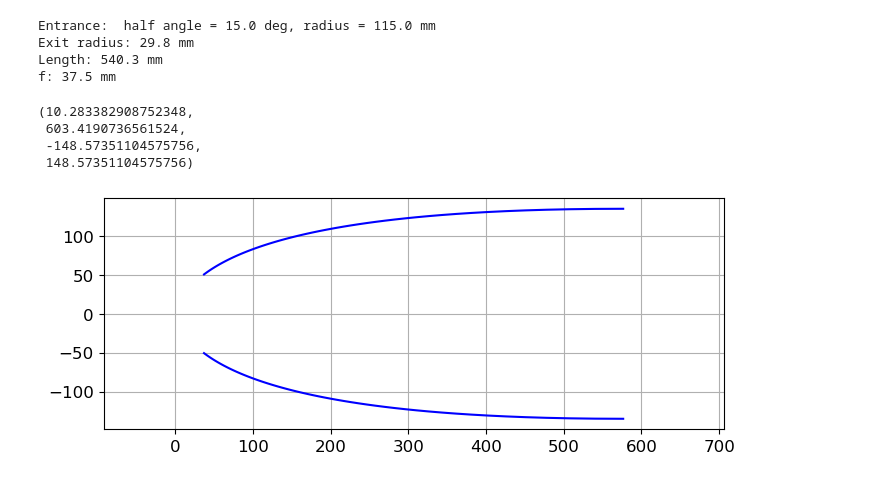
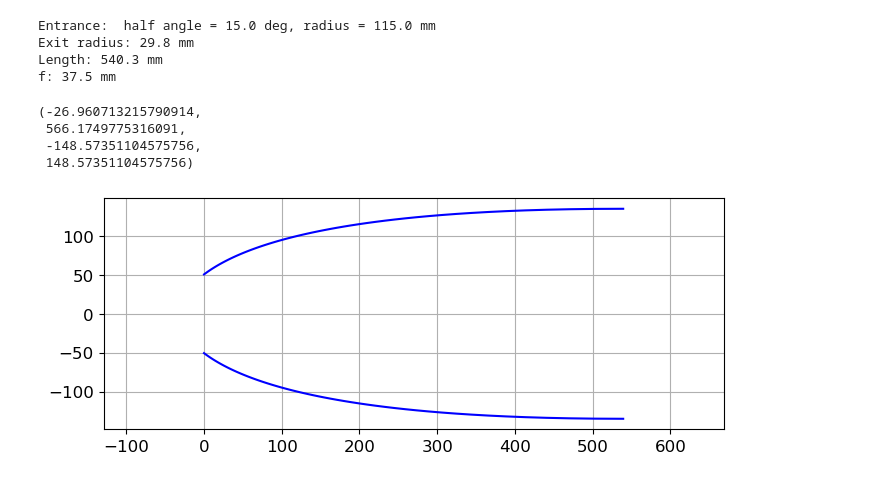
Before and after one commit to JohnRuhl/Tutorials, a Jupyter notebook: WinstonCones.ipynb, the cells around one changed output. Saved outputs shown, nothing was run; the diff lists cells and outputs as text; code cells hidden in the pictures.

Commit message:
winston cones update

```diff
--- a/WinstonCones.ipynb
+++ b/WinstonCones.ipynb
@@ -13,44 +20,47 @@ A Winston Cone, also known as a "parabolic concentrator", is a special non-imagi
+# %%
+# define the cone
+
+theta_deg = 15 # half angle of acceptance cone.
+theta_rad = theta_deg*(np.pi/180.)
+
+a = 115 #mm entrance aperture
+a_prime = a*np.sin(theta_rad)
+
+f = a_prime*(1+np.sin(theta_rad))
+L = (a+a_prime)/np.tan(theta_rad)
+
+print('Entrance:  half angle = {0:4.1f} deg, radius = {1:4.1f} mm'.format(theta_deg,a))
+print('Exit radius: {0:4.1f} mm'.format(a_prime))
+print('Length: {0:4.1f} mm'.format(L))
+print('f: {0:4.1f} mm'.format(f))
+# %% [output]
+Entrance:  half angle = 15.0 deg, radius = 115.0 mm
+Exit radius: 29.8 mm
+Length: 540.3 mm
+f: 37.5 mm
 # %%
-# Following http://www.ericweisstein.com/research/thesis/node99.html
-
-theta_deg = 15 # half angle of acceptance cone.
-theta_rad = theta_deg*(np.pi/180.)
-
-a = 115 #mm entrance aperture
-a_prime = a*np.sin(theta_rad)
-
-f = a_prime*(1+np.sin(theta_rad))
-L = (a+a_prime)/np.tan(theta_rad)
-
-print('Entrance:  half angle = {0:4.1f} deg, radius = {1:4.1f} mm'.format(theta_deg,a))
-print('Exit radius: {0:4.1f} mm'.format(a_prime))
-print('Length: {0:4.1f} mm'.format(L))
-print('f: {0:4.1f} mm'.format(f))
+# build the cone in a straighforward way, by sweeping in phi.
 
 phi_deg = np.arange(2*theta_deg,theta_deg+90,1)
 phi = phi_deg*np.pi/180.
 rho = 2*f/(1-np.cos(phi))
 y2 = rho*np.cos(phi)+f
 x2 = rho*np.sin(phi)
 cost = np.cos(theta_rad)
 sint = np.sin(theta_rad)
 
 xp2 = x2*cost - y2*sint
 yp2 = x2*sint + y2*cost
 
 plt.rcParams.update({'font.size': 12})
 plt.rcParams['figure.figsize'] = [8, 3]
-plt.plot(yp2,xp2,'b')
-plt.plot(yp2,-xp2,'b')
+plt.plot(yp2-yp2[-1],xp2,'b')
+plt.plot(yp2-yp2[-1],-xp2,'b')
 plt.grid()
 plt.axis('equal')
 # %% [output]
-Entrance:  half angle = 15.0 deg, radius = 115.0 mm
-Exit radius: 29.8 mm
-Length: 540.3 mm
-f: 37.5 mm
+(-26.960713215790914,
+ 566.1749775316091,
+ -148.57351104575756,
+ 148.57351104575756)
-(10.283382908752348,
- 603.4190736561524,
- -148.57351104575756,
- 148.57351104575756)
-[figure, old version]
+[figure, new version]
```
Also changed, not shown: parts of 6 cells of this notebook, 1 other file.
